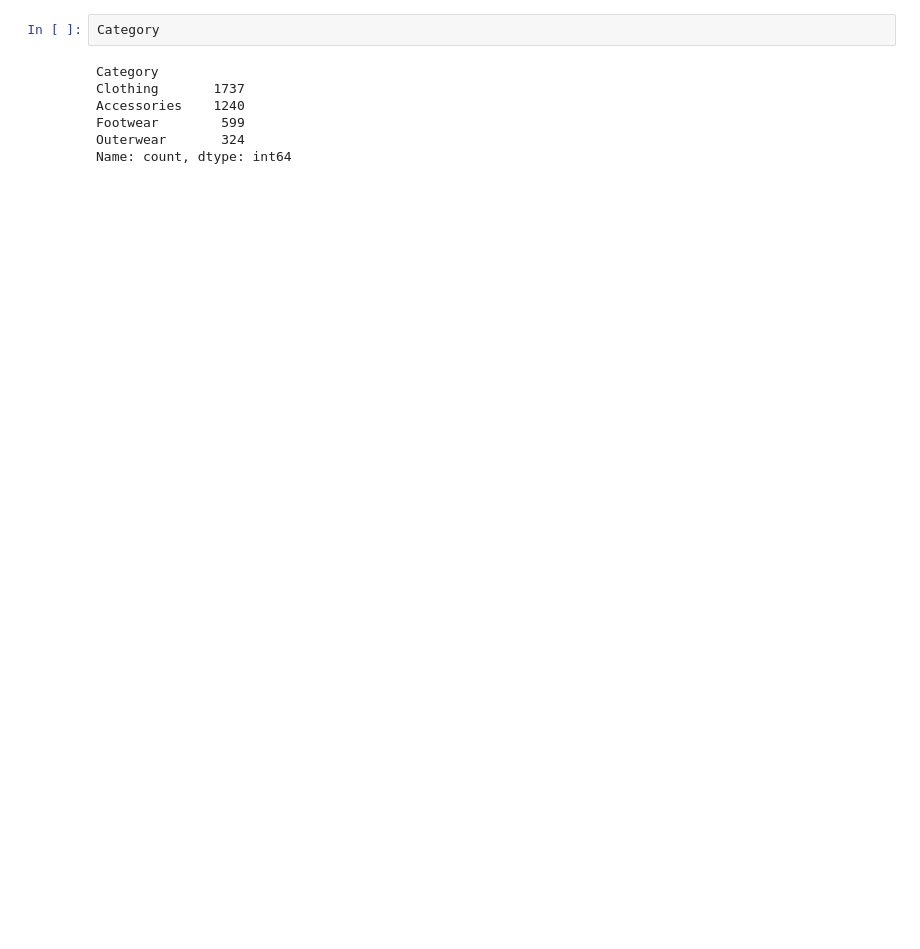
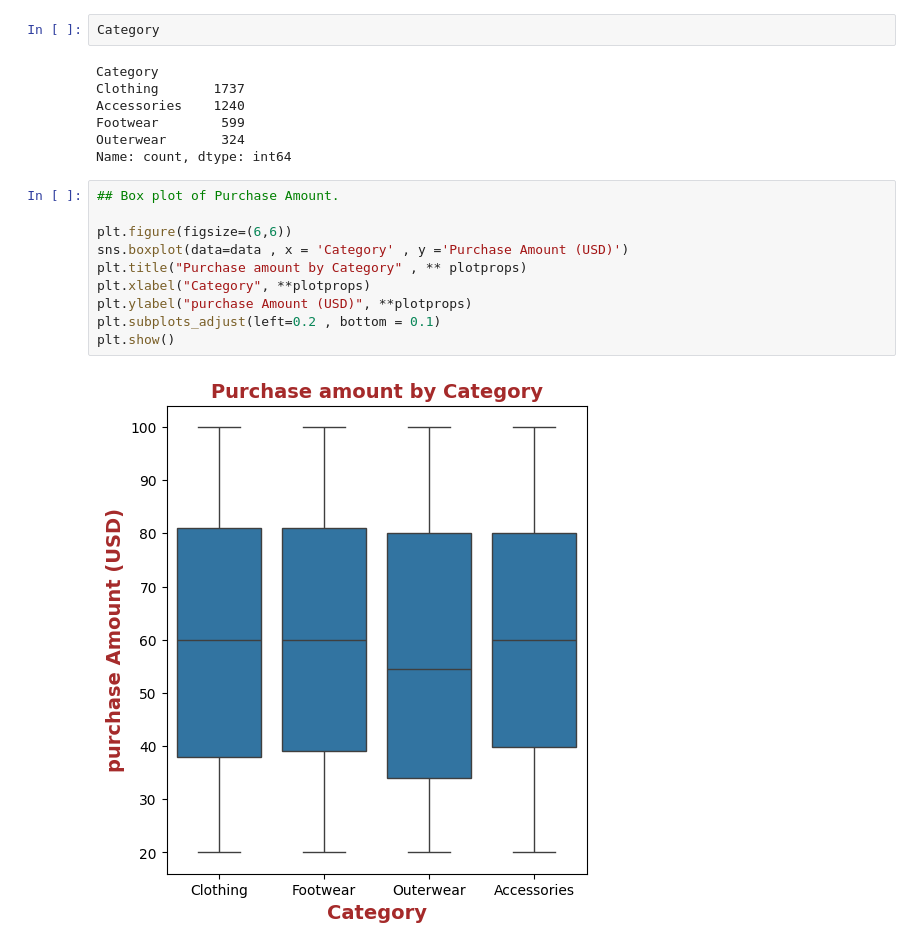
Before and after one commit to mdanushwaran/Shopping_trends_analytics, a Jupyter notebook: Shopping_trends_analytics.ipynb, the cells around one changed output. Saved outputs shown, nothing was run; the diff lists cells and outputs as text; blank space fills up the shorter version.

```diff
--- a/Shopping_trends_analytics.ipynb
+++ b/Shopping_trends_analytics.ipynb
@@ -782,3 +818,15 @@ Accessories    1240
 Footwear        599
 Outerwear       324
 Name: count, dtype: int64
+# %%
+## Box plot of Purchase Amount.
+
+plt.figure(figsize=(6,6))
+sns.boxplot(data=data , x = 'Category' , y ='Purchase Amount (USD)')
+plt.title("Purchase amount by Category" , ** plotprops)
+plt.xlabel("Category", **plotprops)
+plt.ylabel("purchase Amount (USD)", **plotprops)
+plt.subplots_adjust(left=0.2 , bottom = 0.1)
+plt.show()
+# %% [output]
+[figure, added]
```
Also changed, not shown: parts of 9 cells of this notebook.
